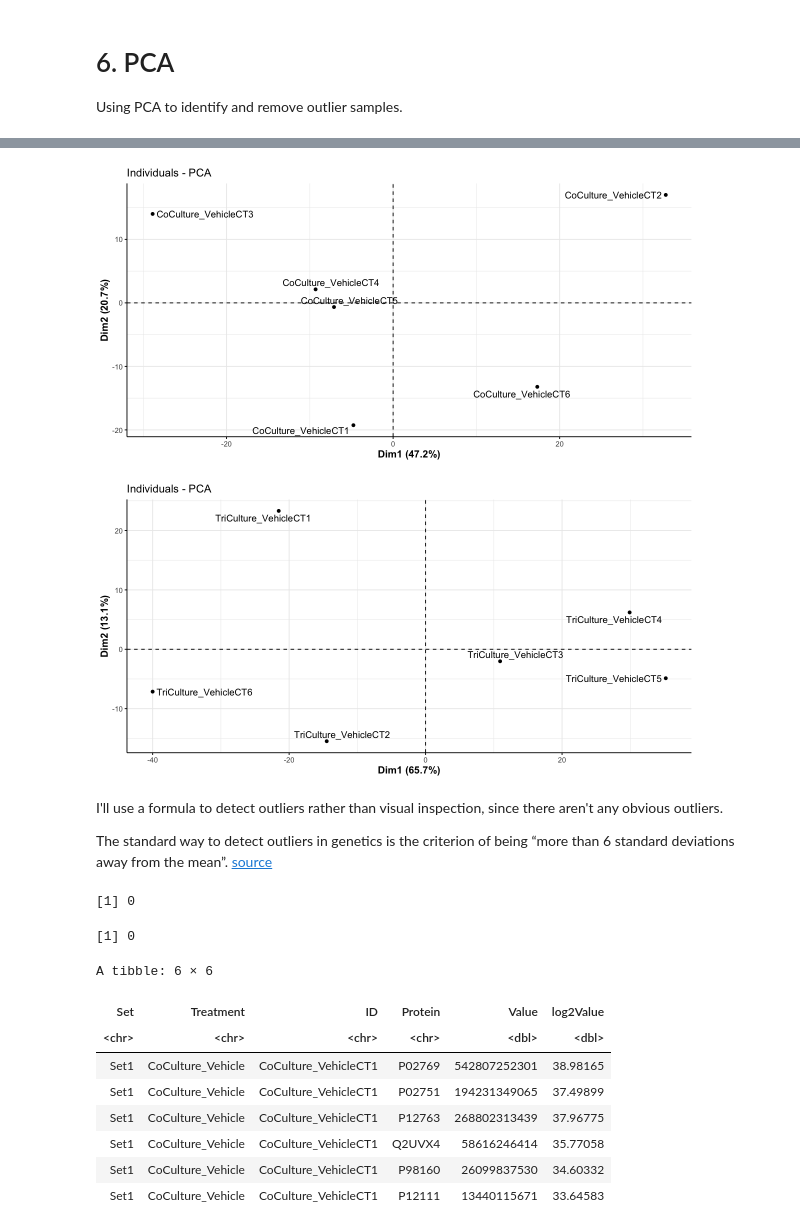
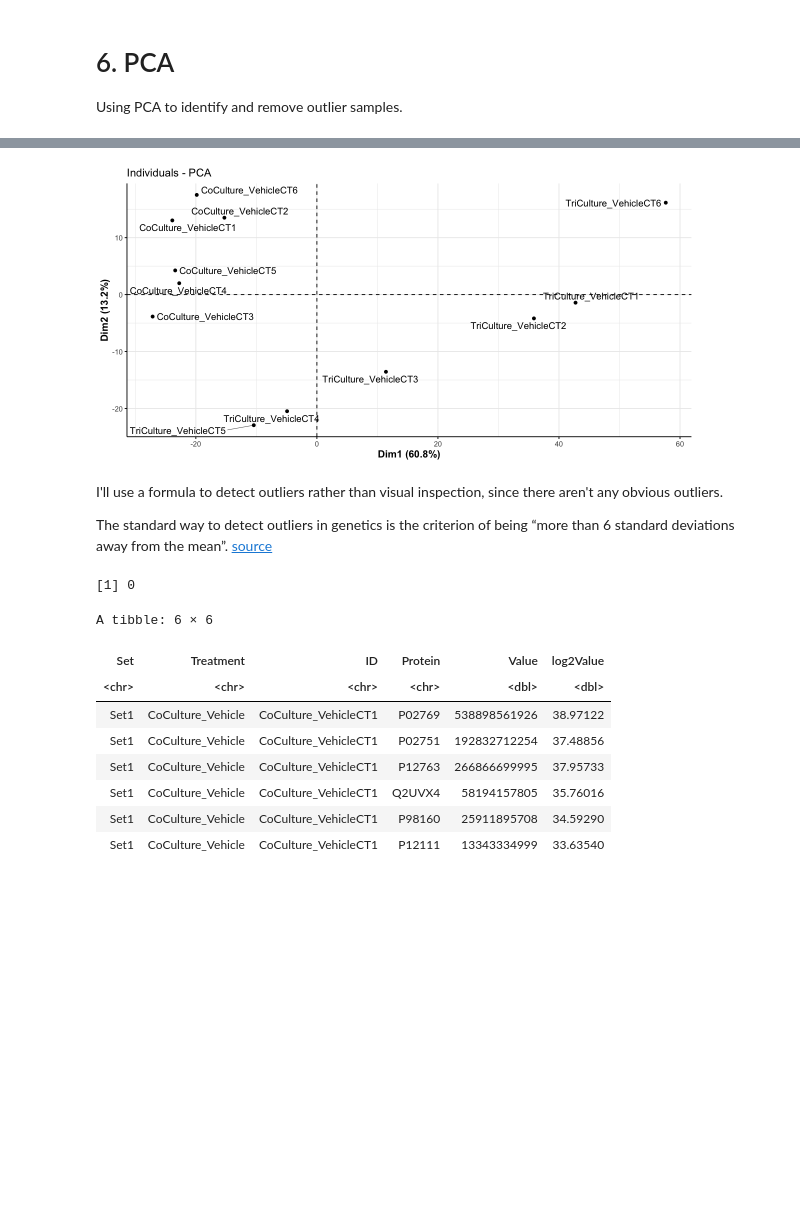
Before and after one commit to UNC-CEMALB/Characterizing-the-Extracellular-Vesicle-Proteomic-Landscape-of-the-Human-Airway-using-In-vitro-Orga, a Jupyter notebook: 1. Data Processing/Data Processing.ipynb, the cells around one changed output, grey strips where cells are left out. Cells and saved outputs as stored; diff of their text form; code cells hidden in the pictures; blank space fills up the shorter version.

```diff
--- a/1. Data Processing/Data Processing.ipynb
+++ b/1. Data Processing/Data Processing.ipynb
@@ -176,7 +175,7 @@ Round 2 - Filter rows based on valid values: 50 % valid in either culture or set
 protein_presence_df = detection_filter_1_df %>%
     # creating 2 count cols: 1st for non-missing data, 2nd for all data
     mutate(data_count = ifelse(is.na(Value), 0, 1), all_count = 1) %>%
-    group_by(Set, Protein) %>%
+    group_by(Protein) %>%
     summarize(Protein_Presence = sum(data_count)/ sum(all_count) * 100) %>%
     filter(Protein_Presence < 50) %>%
     arrange(Protein_Presence)
@@ -297,17 +291,20 @@ QRILC_imputation = function(dataset){
     QRILC_df = QRILC_log2_df %>%
         mutate_all(., function(x) 2^x - 1)
 
-    # adding a replicate col so values can be uniquely identified for pca later, also adding back in ID col
+    # adding back in ID col
     QRILC_df = cbind(ID = wider_dataset$ID, QRILC_df)
 
     # adding back in Tx, and Set columns
     final_pivoted_column_number = dim(QRILC_df)[2] + 2
-    imputed_dataset = data.frame(cbind(dataset[1:6,2:3], QRILC_df)) %>%
-        pivot_longer(cols = 4:all_of(final_pivoted_column_number), names_to = "Protein", values_to = "Value")
+
+     imputed_dataset =  inner_join(unique(dataset %>%
+                                  select(Set, Treatment, ID)), QRILC_df) %>%
+       pivot_longer(cols = 4:all_of(final_pivoted_column_number), names_to = "Protein", values_to = "Value")
 
    return(imputed_dataset)
 }
 
 # calling fn
-coculture_vehicleCT_imputed_df = QRILC_imputation(coculture_vehicleCT_preimputed_df)
-triculture_vehicleCT_imputed_df = QRILC_imputation(triculture_vehicleCT_preimputed_df)
+# coculture_vehicleCT_imputed_df = QRILC_imputation(coculture_vehicleCT_preimputed_df)
+# triculture_vehicleCT_imputed_df = QRILC_imputation(triculture_vehicleCT_preimputed_df)
+imputed_df = QRILC_imputation(preimputed_df)
@@ -379,11 +358,13 @@ ERROR: Error in `.rowNamesDF<-`(x, value = value): duplicate 'row.names' are not
 # running PCA
 # unable to run pca on entire dataset, each treatment included different proteins creating missing data
 # variables = replicates, individuals = proteins
-pca_coculture = prcomp(pca_prep_coculture_df, scale = TRUE)
-pca_triculture = prcomp(pca_prep_triculture_df, scale = TRUE)
+# pca_coculture = prcomp(pca_prep_coculture_df, scale = TRUE)
+# pca_triculture = prcomp(pca_prep_triculture_df, scale = TRUE)
+pca = prcomp(pca_prep_df, scale = TRUE)
 
 # viewing scree plots to see how much of the variance was captured in first 2 eigenvectors
 options(repr.plot.width=10, repr.plot.height=5) #changing size
-fviz_eig(pca_coculture, addlabels = TRUE)
-fviz_eig(pca_triculture, addlabels = TRUE)
+# fviz_eig(pca_coculture, addlabels = TRUE)
+# fviz_eig(pca_triculture, addlabels = TRUE)
+fviz_eig(pca, addlabels = TRUE)
 # %% [output]
@@ -392,19 +372,23 @@ fviz_eig(pca_triculture, addlabels = TRUE)
 # %%
 # visualizing all data to detect outliers
-fviz_pca_ind(pca_coculture,
+# fviz_pca_ind(pca_coculture,
+#              repel = TRUE) +
+# theme(axis.line = element_line(colour = "black"), #making x and y axes black
+#       legend.text = element_text(size = 8),
+#       axis.title = element_text(face = "bold", size = rel(1.1))) #changes axis titles
+
+# fviz_pca_ind(pca_triculture,
+#              repel = TRUE) +
+# theme(axis.line = element_line(colour = "black"), #making x and y axes black
+#       legend.text = element_text(size = 8),
+#       axis.title = element_text(face = "bold", size = rel(1.1))) #changes axis titles
+fviz_pca_ind(pca,
              repel = TRUE) +
 theme(axis.line = element_line(colour = "black"), #making x and y axes black
       legend.text = element_text(size = 8),
       axis.title = element_text(face = "bold", size = rel(1.1))) #changes axis titles
-
-fviz_pca_ind(pca_triculture,
-             repel = TRUE) +
-theme(axis.line = element_line(colour = "black"), #making x and y axes black
-      legend.text = element_text(size = 8),
-      axis.title = element_text(face = "bold", size = rel(1.1))) #changes axis titles
 # %% [output]
-[figure, old version]
+[figure, new version]
-[figure, removed]
 # %% [markdown]
 I'll use a formula to detect outliers rather than visual inspection, since there aren't any obvious outliers.
 
@@ -434,7 +419,7 @@ triculture_outliers = outlier_detection(pca_triculture)
 # %%
 # number of samples to be removed from this filter
-length(coculture_outliers)
-length(triculture_outliers)
+# length(coculture_outliers)
+# length(triculture_outliers)
+length(outliers)
 # %% [output]
 [1] 0
-[1] 0
@@ -455,19 +440,19 @@ removed_outliers_triculture_vehicleCT_df = triculture_vehicleCT_imputed_df %>%
 #     filter(Protein %in% unique(final_coculture_vehicleCT_df$Protein))
 # %%
 # creating 1 final df with proteins that passed all filters and adding a col for log2 values
-final_df = rbind(final_coculture_vehicleCT_df, final_triculture_vehicleCT_df)
+final_df = removed_outliers_df
 final_df$log2Value = log2(final_df$Value)
 head(final_df)
 # %% [output]
 A tibble: 6 × 6
 | Set | Treatment | ID | Protein | Value | log2Value |
 | <chr> | <chr> | <chr> | <chr> | <dbl> | <dbl> |
-| Set1 | CoCulture_Vehicle | CoCulture_VehicleCT1 | P02769 | 542807252301 | 38.98165 |
-| Set1 | CoCulture_Vehicle | CoCulture_VehicleCT1 | P02751 | 194231349065 | 37.49899 |
-| Set1 | CoCulture_Vehicle | CoCulture_VehicleCT1 | P12763 | 268802313439 | 37.96775 |
-| Set1 | CoCulture_Vehicle | CoCulture_VehicleCT1 | Q2UVX4 | 58616246414 | 35.77058 |
-| Set1 | CoCulture_Vehicle | CoCulture_VehicleCT1 | P98160 | 26099837530 | 34.60332 |
-| Set1 | CoCulture_Vehicle | CoCulture_VehicleCT1 | P12111 | 13440115671 | 33.64583 |
+| Set1 | CoCulture_Vehicle | CoCulture_VehicleCT1 | P02769 | 538898561926 | 38.97122 |
+| Set1 | CoCulture_Vehicle | CoCulture_VehicleCT1 | P02751 | 192832712254 | 37.48856 |
+| Set1 | CoCulture_Vehicle | CoCulture_VehicleCT1 | P12763 | 266866699995 | 37.95733 |
+| Set1 | CoCulture_Vehicle | CoCulture_VehicleCT1 | Q2UVX4 | 58194157805 | 35.76016 |
+| Set1 | CoCulture_Vehicle | CoCulture_VehicleCT1 | P98160 | 25911895708 | 34.59290 |
+| Set1 | CoCulture_Vehicle | CoCulture_VehicleCT1 | P12111 | 13343334999 | 33.63540 |
 # %%
 # final number of proteins for each treatment
 final_df %>%
```
Also changed, not shown: parts of 18 cells of this notebook.
